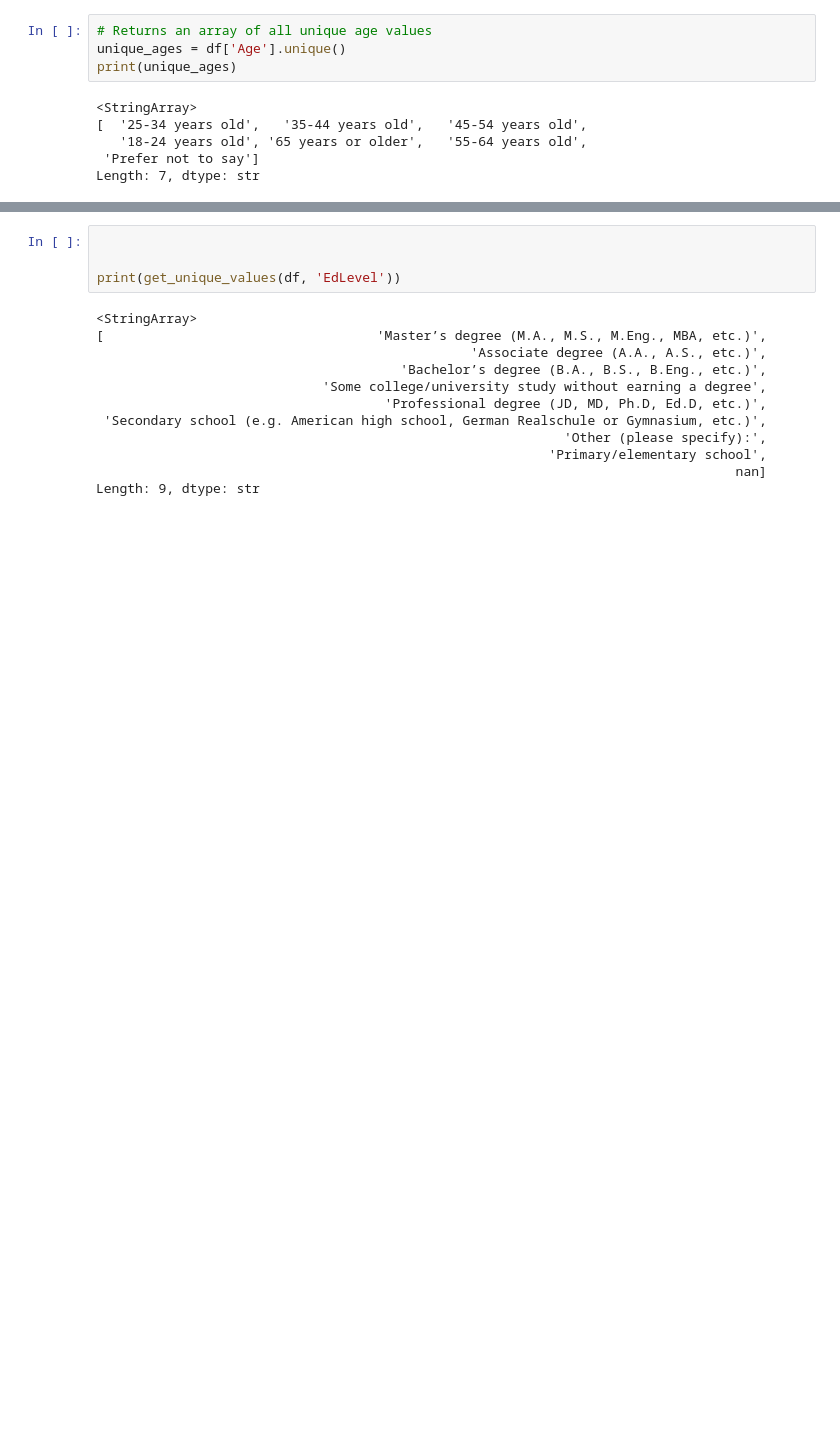
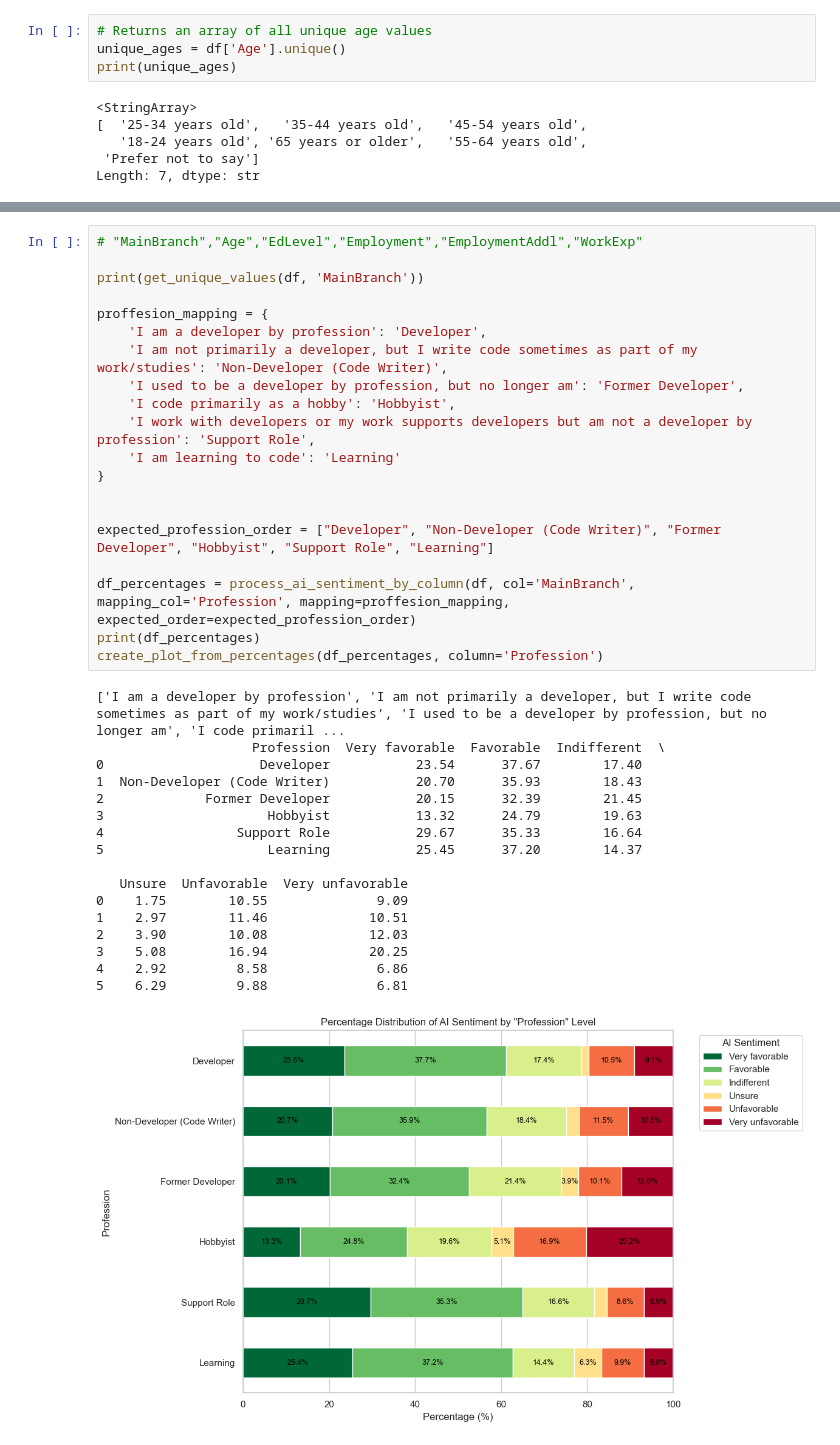
Before and after one commit to Datavisualiatie-UGent/project-dv26-12, a Jupyter notebook: notebooks/question1.ipynb, the cells around one changed output, grey strips where cells are left out. Drawn from its saved outputs; the diff is of its cells as text; blank space fills up the shorter version.

```diff
--- a/notebooks/question1.ipynb
+++ b/notebooks/question1.ipynb
@@ -187,16 +248,38 @@ print(newdf)
 # %%
+# "MainBranch","Age","EdLevel","Employment","EmploymentAddl","WorkExp"
+
+print(get_unique_values(df, 'MainBranch'))
+
+proffesion_mapping = {
+    'I am a developer by profession': 'Developer',
+    'I am not primarily a developer, but I write code sometimes as part of my work/studies': 'Non-Developer (Code Writer)',
+    'I used to be a developer by profession, but no longer am': 'Former Developer',
+    'I code primarily as a hobby': 'Hobbyist',
+    'I work with developers or my work supports developers but am not a developer by profession': 'Support Role',
+    'I am learning to code': 'Learning'
+}
 
 
-print(get_unique_values(df, 'EdLevel'))
+expected_profession_order = ["Developer", "Non-Developer (Code Writer)", "Former Developer", "Hobbyist", "Support Role", "Learning"]
+
+df_percentages = process_ai_sentiment_by_column(df, col='MainBranch', mapping_col='Profession', mapping=proffesion_mapping, expected_order=expected_profession_order)
+print(df_percentages)
+create_plot_from_percentages(df_percentages, column='Profession')
 # %% [output]
-<StringArray>
-[                                   'Master’s degree (M.A., M.S., M.Eng., MBA, etc.)',
-                                                'Associate degree (A.A., A.S., etc.)',
-                                       'Bachelor’s degree (B.A., B.S., B.Eng., etc.)',
-                             'Some college/university study without earning a degree',
-                                     'Professional degree (JD, MD, Ph.D, Ed.D, etc.)',
- 'Secondary school (e.g. American high school, German Realschule or Gymnasium, etc.)',
-                                                            'Other (please specify):',
-                                                          'Primary/elementary school',
-                                                                                  nan]
-Length: 9, dtype: str
+['I am a developer by profession', 'I am not primarily a developer, but I write code sometimes as part of my work/studies', 'I used to be a developer by profession, but no longer am', 'I code primaril ...
+                    Profession  Very favorable  Favorable  Indifferent  \
+0                    Developer           23.54      37.67        17.40
+1  Non-Developer (Code Writer)           20.70      35.93        18.43
+2             Former Developer           20.15      32.39        21.45
+3                     Hobbyist           13.32      24.79        19.63
+4                 Support Role           29.67      35.33        16.64
+5                     Learning           25.45      37.20        14.37
+
+   Unsure  Unfavorable  Very unfavorable
+0    1.75        10.55              9.09
+1    2.97        11.46             10.51
+2    3.90        10.08             12.03
+3    5.08        16.94             20.25
+4    2.92         8.58              6.86
+5    6.29         9.88              6.81
+[figure, added]
```
Also changed, not shown: parts of 3 cells of this notebook.
